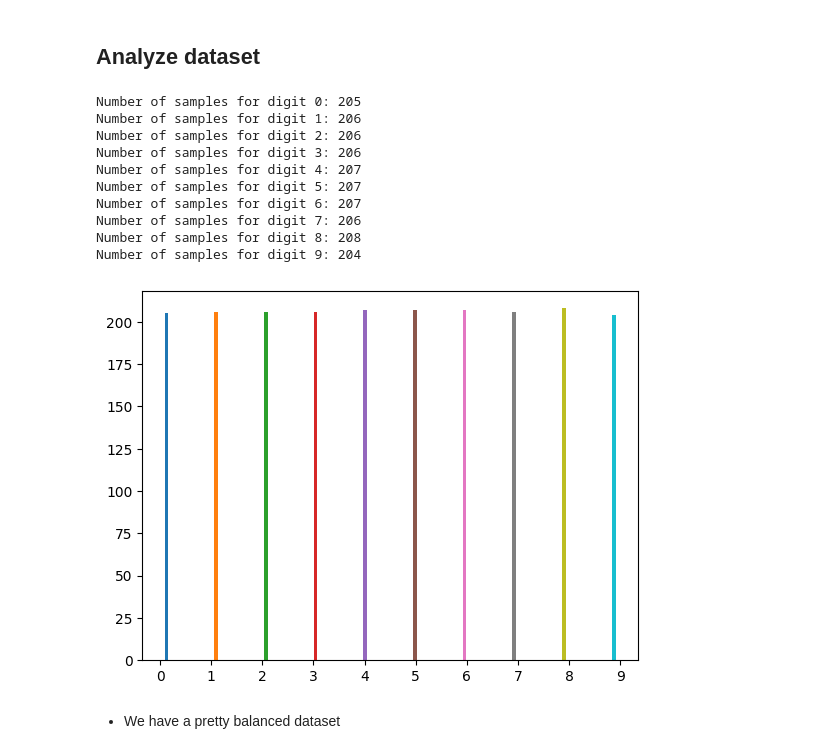
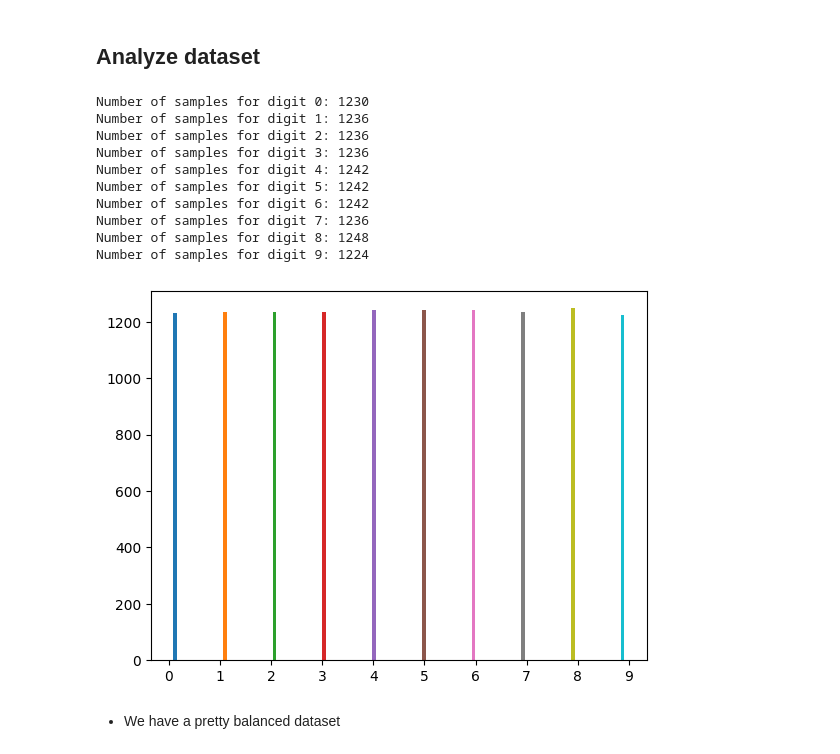
Before and after one commit to hc-sousa/sign-language-digits, a Jupyter notebook: src/augmented-dataset.ipynb, the cells around one changed output. Saved outputs shown, nothing was run; the diff lists cells and outputs as text; code cells hidden in the pictures.

```diff
--- a/src/augmented-dataset.ipynb
+++ b/src/augmented-dataset.ipynb
@@ -40,50 +40,50 @@ seq = iaa.Sequential([
 
 augment = False
 # Plot the number of samples for each sign languagem digit
-dataset_path = "dataset/raw/"
+dataset_path = "dataset/augmented/"
 data_distribution = {}
 
 labels = os.listdir(dataset_path)  # Getting labels
 labels.sort()  # Sorting labels
 for i, label in enumerate(labels):
     data_path = dataset_path + label
     for img in os.listdir(data_path):
         img_path = data_path + "/" + img
         img_read = cv2.imread(img_path)
 
         if label in data_distribution:
             data_distribution[label].append(img_read)
         else:
             data_distribution[label] = [img_read]
 
         if augment:
             # Generate 5 augmented images
             augmented_images = seq.augment_images([img_read]*5)
 
             # Save the augmented images
             for i, augmented_image in enumerate(augmented_images):
                 cv2.imwrite(f"{data_path}/{img}_augmented_image_{i}.jpg", augmented_image)
                 data_distribution[label].append(augmented_image)
 
 
 for label in data_distribution:
     print("Number of samples for digit " + label + ": " + str(len(data_distribution[label])))
 
 #TODO: Plot a better histogram (label each bar with the total number of samples)
 counts, edges, bars = plt.hist([[key]*len(data_distribution[key]) for key in data_distribution.keys()], bins=10)
 plt.show()
 # %% [output]
-Number of samples for digit 0: 205
-Number of samples for digit 1: 206
-Number of samples for digit 2: 206
-Number of samples for digit 3: 206
-Number of samples for digit 4: 207
-Number of samples for digit 5: 207
-Number of samples for digit 6: 207
-Number of samples for digit 7: 206
-Number of samples for digit 8: 208
-Number of samples for digit 9: 204
+Number of samples for digit 0: 1230
+Number of samples for digit 1: 1236
+Number of samples for digit 2: 1236
+Number of samples for digit 3: 1236
+Number of samples for digit 4: 1242
+Number of samples for digit 5: 1242
+Number of samples for digit 6: 1242
+Number of samples for digit 7: 1236
+Number of samples for digit 8: 1248
+Number of samples for digit 9: 1224
-[figure, old version]
+[figure, new version]
 # %% [markdown]
 - We have a pretty balanced dataset
 # %% [markdown]
```
Also changed, not shown: parts of 15 cells of this notebook.
